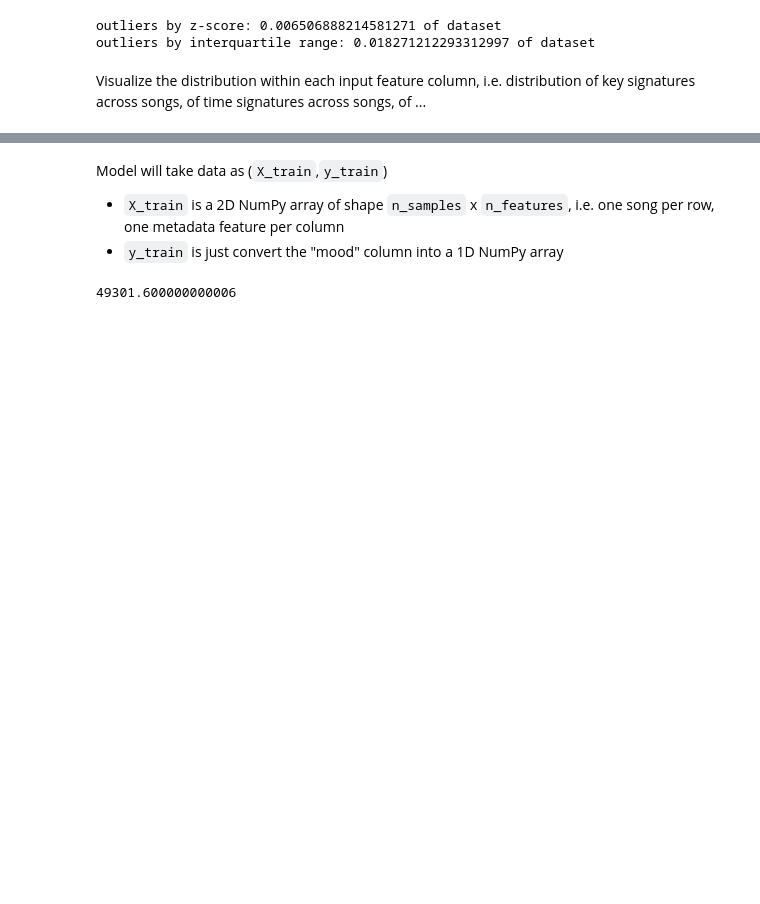
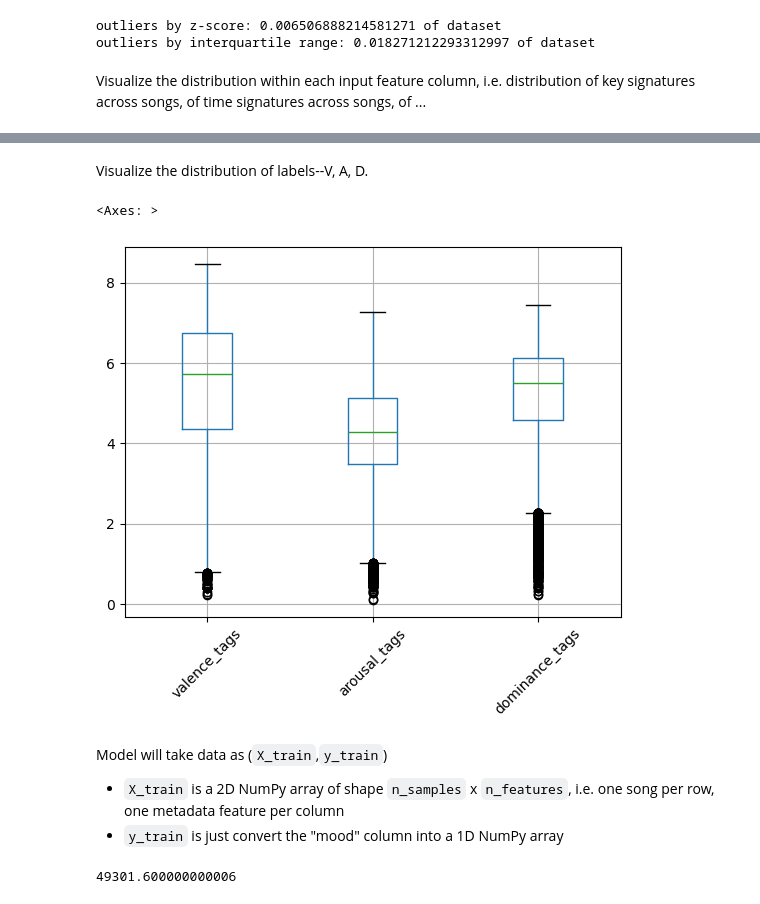
Before and after one commit to ApplesDaddy/CMPT353Project, a Jupyter notebook: regression_Colab.ipynb, the cells around one changed output, grey strips where cells are left out. Cells and saved outputs as stored; diff of their text form; code cells hidden in the pictures; blank space fills up the shorter version.

```diff
--- a/regression_Colab.ipynb
+++ b/regression_Colab.ipynb
@@ -226,0 +227,8 @@ plt.show()
+# %% [markdown]
+Visualize the distribution of labels--V, A, D.
+# %%
+# Plot the distribution of each of V, A, D on a boxplot
+songs_df[VAL_COLS].boxplot(rot=45)
+# %% [output]
+<Axes: >
+[figure, added]
```
Also changed, not shown: parts of 30 cells of this notebook.
